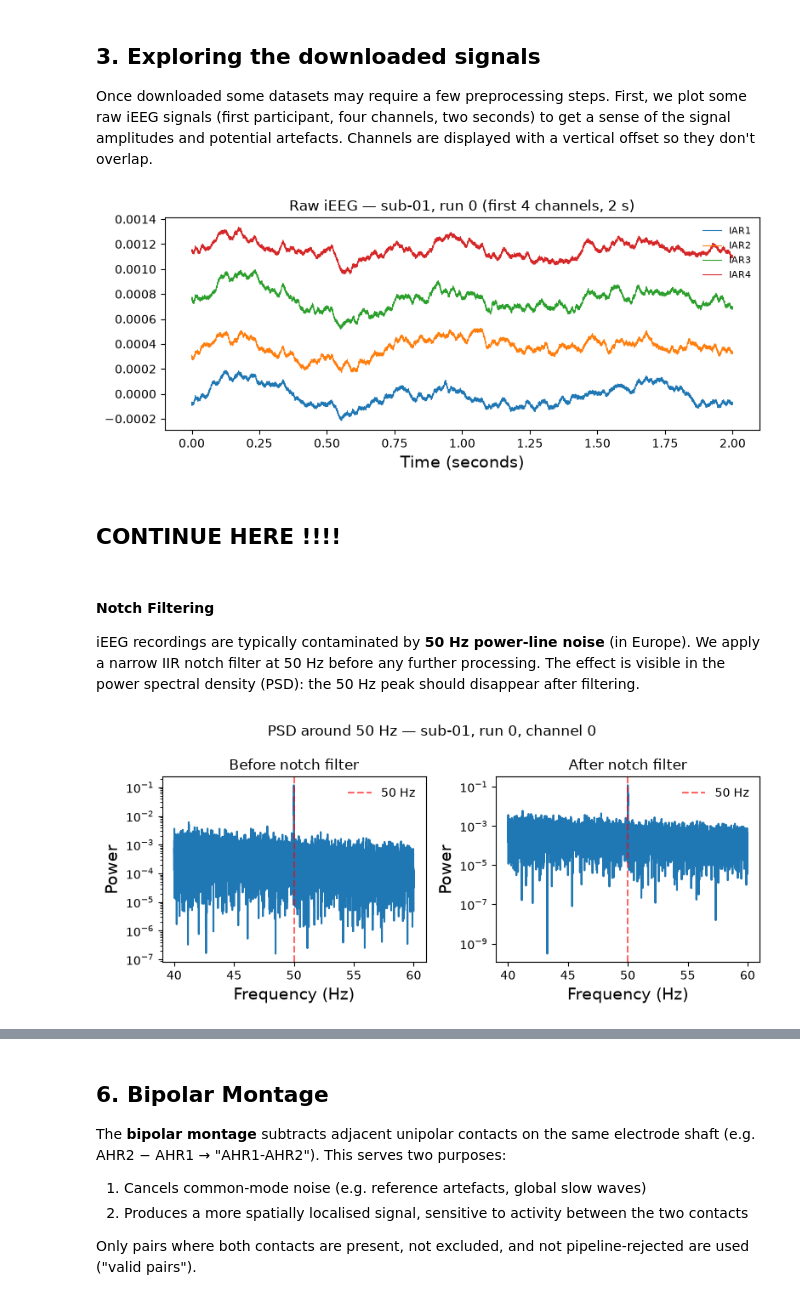
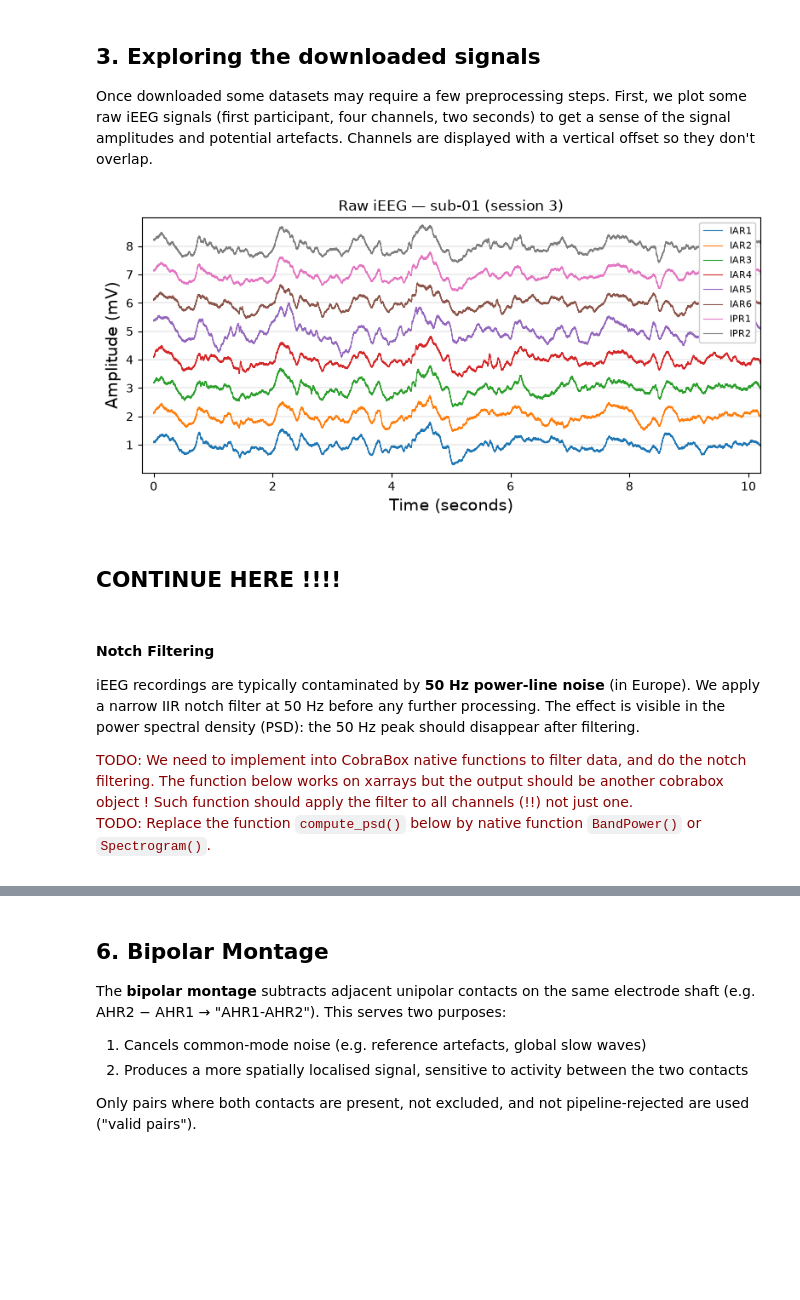
Before and after one commit to cobragroup/cobrabox, a Jupyter notebook: Pipelines/01_data_exploration.ipynb, the cells around one changed output, grey strips where cells are left out. Drawn from its saved outputs; the diff is of its cells as text; code cells hidden in the pictures; blank space fills up the shorter version.

```diff
--- a/Pipelines/01_data_exploration.ipynb
+++ b/Pipelines/01_data_exploration.ipynb
@@ -319,33 +303,31 @@ sub-20 ['OTL1-OTL2']
 Once downloaded some datasets may require a few preprocessing steps. First, we plot some raw iEEG signals (first participant, four channels, two seconds) to get a sense of the signal amplitudes and potential artefacts. Channels are displayed with a vertical offset so they don't overlap.
 # %%
 # VISUALIZE RAW SIGNALS FOR SELECTED CHANNELS
-# Choose the signals for first participant and prepare to plot
-signals = dataset[0]
-timepoints = signals.data['time']
-channel_names = signals.data["space"].to_numpy()
 
-# Extract two seconds activity, for some channels
-n_show_channels = 4
-fs = signals.sampling_rate
-n_show_samples = int(round(2.0 * fs))
-data_sample = signals.data.isel( space = slice(0,n_show_channels),
-                                 time  = slice(0,n_show_samples) )
+# Select the signals of one of the sessions of first participant
+session = 3  #  0 - 27
+signals = dataset[session]
+# Extract temporal sampling and channel names from the data
+timepoints = signals.data['time'].values
+channel_labels = signals.data["space"].values
 
 # Plot the figure
-offset = float(np.std(data_snippet.data)) * 5
+n_show_channels = 8
+plt.figure(figsize=(8,4))
+for i in range(n_show_channels):
+    plt.plot( timepoints, i+1 + 1000 * signals.data[i], lw=0.8, label=channel_labels[i] )
 
-plt.figure(figsize=(8, 3.5))
-for i in range(n_show_channels):
-    plt.plot( timepoints[:n_show_samples], data_sample.data[i] + i * offset,
-              lw=0.8, label=channel_names[i] )
-
+plt.xlim(-0.2,10.2)
+plt.ylim(0, n_show_channels + 1)
+plt.yticks( np.arange(1,n_show_channels+1), np.arange(1,n_show_channels+1) )
 plt.xlabel("Time (seconds)")
-plt.title("Raw iEEG — sub-01, run 0 (first 4 channels, 2 s)")
-plt.legend(loc="upper right", fontsize=8)
+plt.ylabel( "Amplitude (mV)" )
+plt.title( f"Raw iEEG — sub-01 (session {session})" )
+plt.legend(loc="upper right", fontsize=8, frameon=True, framealpha=1)
+plt.grid(axis='y', lw = 0.3, zorder=0)
 plt.tight_layout()
-plt.show()
 # %% [output]
-[figure, old version]
+[figure, new version]
 # %% [markdown]
 ## CONTINUE HERE !!!!
 # %% [markdown]
@@ -354,38 +336,24 @@ plt.show()
 iEEG recordings are typically contaminated by **50 Hz power-line noise** (in Europe). We
 apply a narrow IIR notch filter at 50 Hz before any further processing. The effect is
 visible in the power spectral density (PSD): the 50 Hz peak should disappear after filtering.
+
+<span style="color:darkred">
+TODO: We need to implement into CobraBox native functions to filter data, and do the notch filtering. The function below works on xarrays but the output should be another cobrabox object ! Such function should apply the filter to all channels (!!) not just one.
+
+TODO: Replace the function `compute_psd()` below by native function `BandPower()` or `Spectrogram()`.
+</span>
 # %%
-# APPLY A NOTCH FILTER TO REMOVE THE 50 Hz POWER-LINE PEAK
+# Define some helper functions to carry out the filtering and plotting
 
 def notch_filter(da: xr.DataArray, freq: float = 50.0, q: float = 30.0, fs: float = None) -> xr.DataArray:
+    ## TODO: Re-write this function such that it filters all the signals and returns a copy of (or changes in place) the
+    ## input Data.SignalData, instead of an xarray. It is very confusing from user perspective to input a SignalData object,
+    ## and to get an xarray in return, loosing the metadata of the input object.
     """Apply a notch (IIR) filter along the time axis of a DataArray."""
     b, a = iirnotch(freq, q, fs)
     return xr.apply_ufunc(lambda x: filtfilt(b, a, x, axis=0), da)
-
-raw_ch = signals.data.isel(space=0)
-filtered_ch = notch_filter(signals.data, fs=fs).isel(space=0)
 
 def compute_psd(signal, fs):
     spectrum = np.abs(np.fft.rfft(signal.values)) ** 2
     freqs = np.fft.rfftfreq(len(signal), d=1.0 / fs)
     return freqs, spectrum
-
-freqs, psd_raw = compute_psd(raw_ch, fs)
-_, psd_filt = compute_psd(filtered_ch, fs)
-
-mask = (freqs >= 40) & (freqs <= 60)
-
-fig, axes = plt.subplots(1, 2, figsize=(8, 3.5), sharey=False)
-for ax, psd, title in zip(axes, [psd_raw, psd_filt], ["Before notch filter", "After notch filter"]):
-    ax.semilogy(freqs[mask], psd[mask])
-    ax.axvline(50, color="red", linestyle="--", alpha=0.6, label="50 Hz")
-    ax.set_xlabel("Frequency (Hz)")
-    ax.set_ylabel("Power")
-    ax.set_title(title)
-    ax.legend()
-
-fig.suptitle("PSD around 50 Hz — sub-01, run 0, channel 0")
-plt.tight_layout()
-plt.show()
-# %% [output]
-[figure, removed]
```
Also changed, not shown: parts of 4 cells of this notebook.
